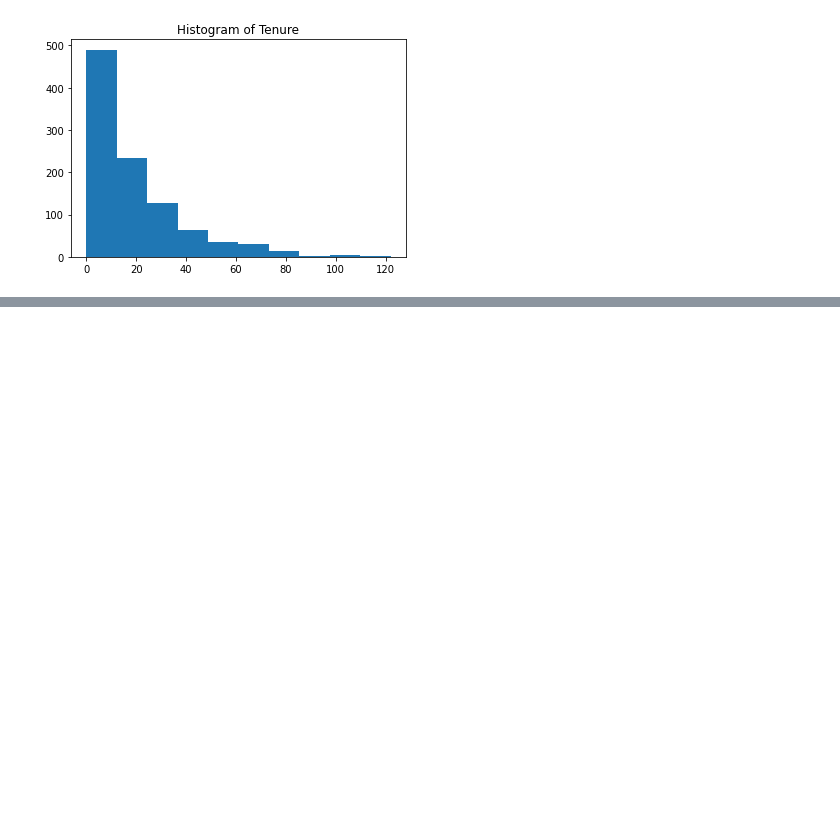
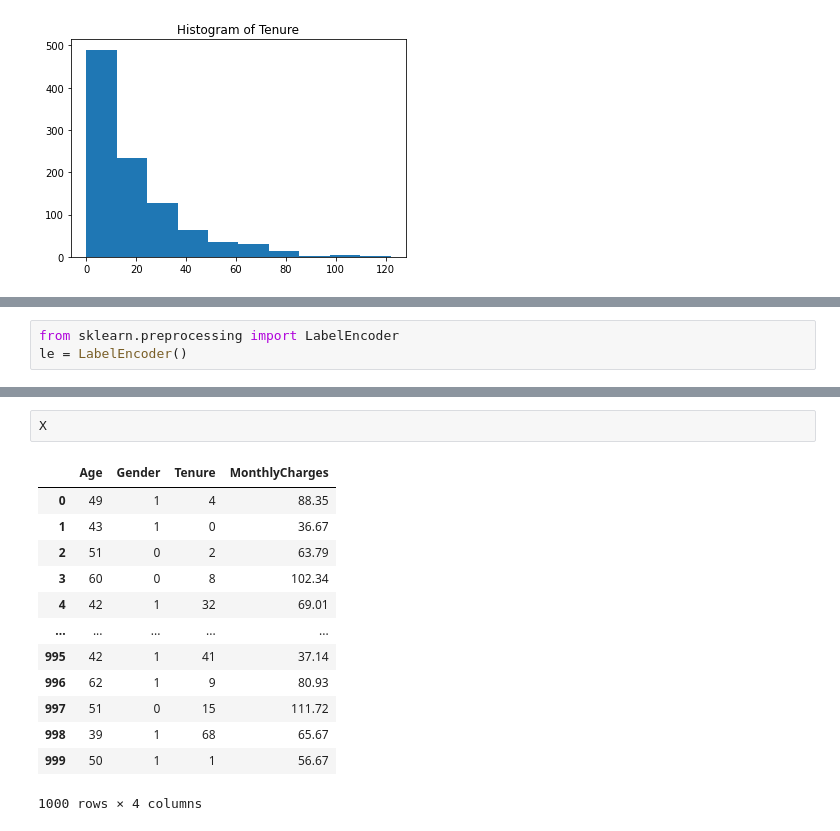
Before and after one commit to halchemylab/Customer-Churn-Prediction-Machine-Learning-Project, a Jupyter notebook: analysis.ipynb, the cells around one changed output, grey strips where cells are left out. Cells and saved outputs as stored; diff of their text form; blank space fills up the shorter version.

```diff
--- a/analysis.ipynb
+++ b/analysis.ipynb
@@ -168,0 +195,3 @@ plt.show()
+# %%
+from sklearn.preprocessing import LabelEncoder
+le = LabelEncoder()
@@ -168,0 +206,16 @@ plt.show()
+# %%
+X
+# %% [output]
+|  | Age | Gender | Tenure | MonthlyCharges |
+| 0 | 49 | 1 | 4 | 88.35 |
+| 1 | 43 | 1 | 0 | 36.67 |
+| 2 | 51 | 0 | 2 | 63.79 |
+| 3 | 60 | 0 | 8 | 102.34 |
+| 4 | 42 | 1 | 32 | 69.01 |
+| ... | ... | ... | ... | ... |
+| 995 | 42 | 1 | 41 | 37.14 |
+| 996 | 62 | 1 | 9 | 80.93 |
+| 997 | 51 | 0 | 15 | 111.72 |
+| 998 | 39 | 1 | 68 | 65.67 |
+| 999 | 50 | 1 | 1 | 56.67 |
+1000 rows × 4 columns
```
Also changed, not shown: parts of 8 cells of this notebook.
